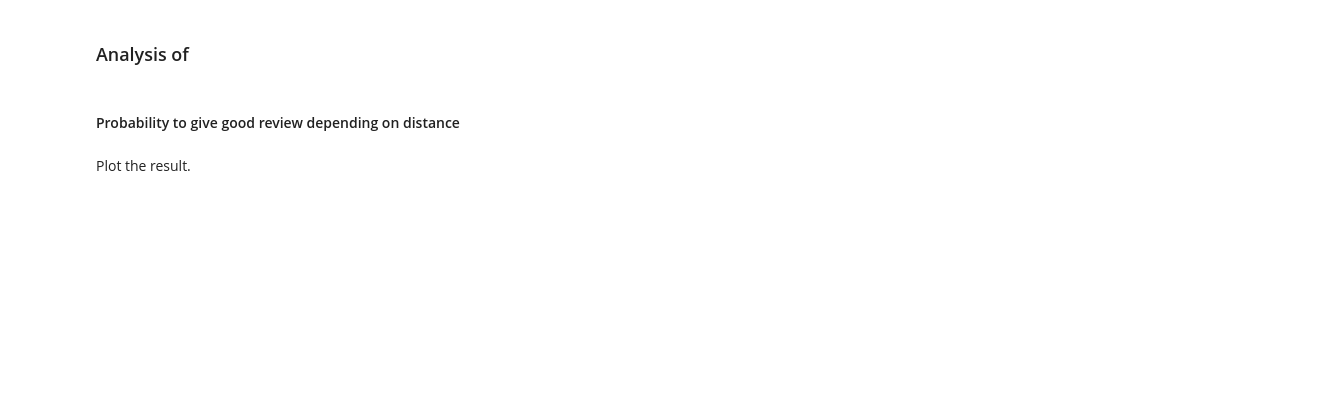
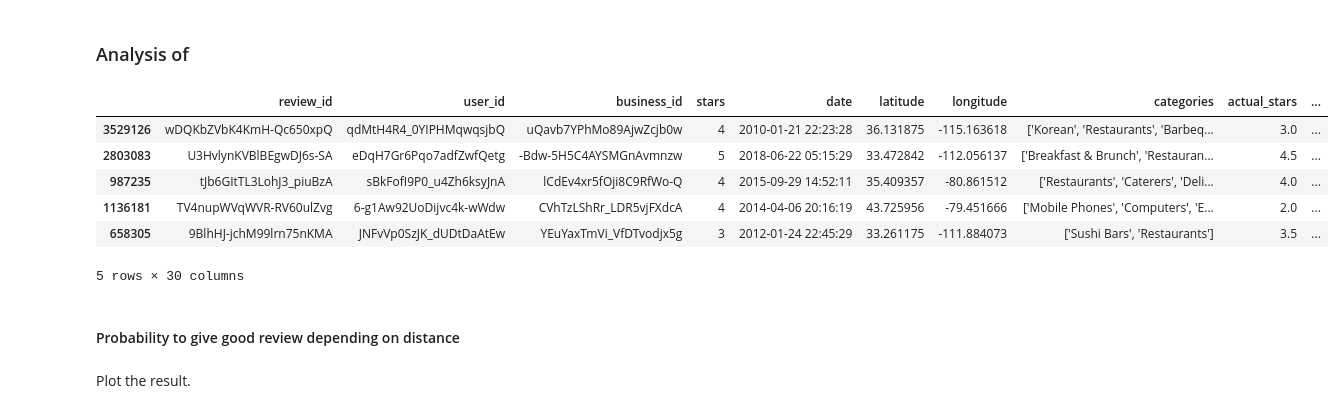
Before and after one commit to epfl-ada/ada-2020-project-milestone-p3-p3_kergagnant, a Jupyter notebook: clean_Analysis Label.ipynb, the cells around one changed output. Saved outputs shown, nothing was run; the diff lists cells and outputs as text; code cells hidden in the pictures; blank space fills up the shorter version.

```diff
--- a/clean_Analysis Label.ipynb
+++ b/clean_Analysis Label.ipynb
@@ -42,6 +43,7 @@ df_business.head(3)
 3 rows × 23 columns
 # %%
 # Show an example
+df_reviews["date"] = pd.to_datetime(df_reviews.date.values)
 df_reviews.head(3)
 # %% [output]
 |  | review_id | user_id | business_id | stars | date |
@@ -84,0 +83,5 @@ explaination, purpose etc
+# %%
+# Convert the string of friends to a list
+df_selectedUsers['friend_list'] = df_selectedUsers.apply(lambda x: x.friend_list.split(', '), axis=1)
+# Show an example
+df_selectedUsers.head(3)
@@ -153,15 +173,31 @@ df_selectedReviews['square_id'] = vect_GetSquareIdString(df_selectedReviews['lat
 # %%
 # Compute users' homes
 df_homes = getUserHome(df_selectedReviews)
+# %%
+#merge the selected users and the their home coordinates
+df_selectedUsers = pd.merge(df_selectedUsers, df_homes, left_on='user_id', right_on='user_id', how='left')
 # %%
 df_homes.to_csv('./df_homes.csv',index=False)
 # %% [markdown]
 ### Analysis of
 # %%
+# Merge review and business dataframe
+df_reviews = pd.merge(df_reviews, df_business, left_on='business_id', right_on='business_id', how='inner').drop(['state'], axis=1)
 # Merge review dataframe with selected users
 df_complete = pd.merge(df_reviews, df_selectedUsers, left_on='user_id', right_on='user_id', how='right')
 # Rename some column name for convenience
 df_complete = df_complete.rename(columns={('latitude_home', ''): "latitude_home", ('longitude_home', ''): "longitude_home"})
 df_business = df_business.rename(columns={"stars":"actual_stars"})
+# %%
+#for each check-in we keep track of the home coordinates, the business coordinates, the categories
+df_complete.sample(5)
+# %% [output]
+|  | review_id | user_id | business_id | stars | date | latitude | longitude | categories | actual_stars | ... |
+| 3529126 | wDQKbZVbK4KmH-Qc650xpQ | qdMtH4R4_0YIPHMqwqsjbQ | uQavb7YPhMo89AjwZcjb0w | 4 | 2010-01-21 22:23:28 | 36.131875 | -115.163618 | ['Korean', 'Restaurants', 'Barbeq... | 3.0 | ... |
+| 2803083 | U3HvlynKVBlBEgwDJ6s-SA | eDqH7Gr6Pqo7adfZwfQetg | -Bdw-5H5C4AYSMGnAvmnzw | 5 | 2018-06-22 05:15:29 | 33.472842 | -112.056137 | ['Breakfast & Brunch', 'Restauran... | 4.5 | ... |
+| 987235 | tJb6GItTL3LohJ3_piuBzA | sBkFofI9P0_u4Zh6ksyJnA | lCdEv4xr5fOji8C9RfWo-Q | 4 | 2015-09-29 14:52:11 | 35.409357 | -80.861512 | ['Restaurants', 'Caterers', 'Deli... | 4.0 | ... |
+| 1136181 | TV4nupWVqWVR-RV60ulZvg | 6-g1Aw92UoDijvc4k-wWdw | CVhTzLShRr_LDR5vjFXdcA | 4 | 2014-04-06 20:16:19 | 43.725956 | -79.451666 | ['Mobile Phones', 'Computers', 'E... | 2.0 | ... |
+| 658305 | 9BlhHJ-jchM99lrn75nKMA | JNFvVp0SzJK_dUDtDaAtEw | YEuYaxTmVi_VfDTvodjx5g | 3 | 2012-01-24 22:45:29 | 33.261175 | -111.884073 | ['Sushi Bars', 'Restaurants'] | 3.5 | ... |
+5 rows × 30 columns
 # %%
 # Compute the distance between user home and business location
```
Also changed, not shown: parts of 47 cells of this notebook.
